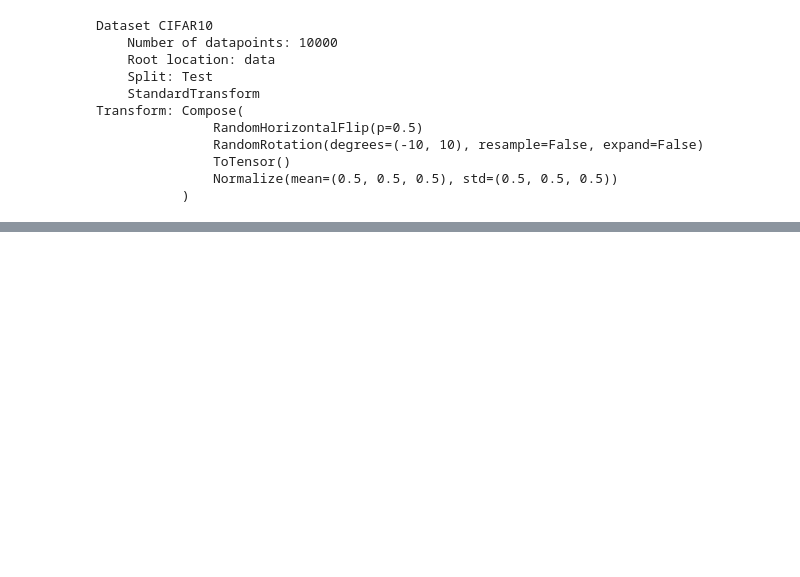
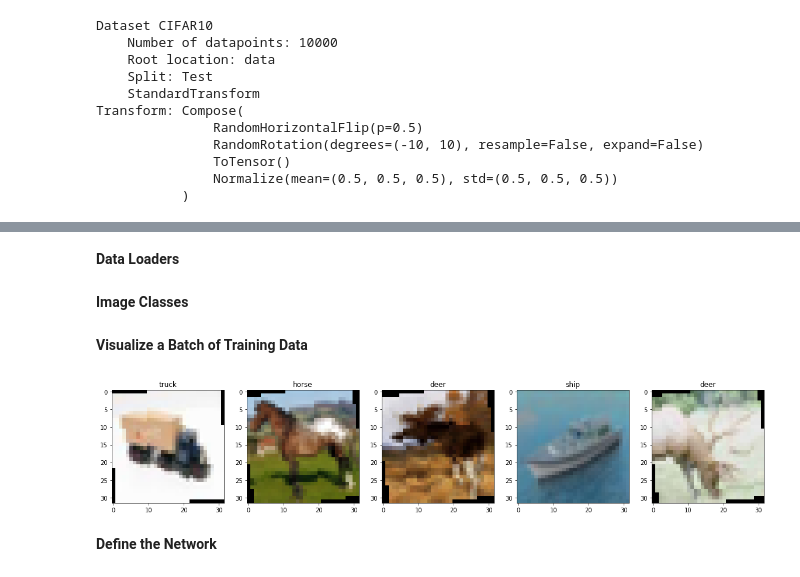
Before and after one commit to YasirHabib/Intro-to-Deep-Learning-with-PyTorch, a Jupyter notebook: cifar10_cnn_augmentation_pytorch.ipynb, the cells around one changed output, grey strips where cells are left out. Saved outputs shown, nothing was run; the diff lists cells and outputs as text; code cells hidden in the pictures; blank space fills up the shorter version.

Commit message:
Network architecture created, training wip

```diff
--- a/cifar10_cnn_augmentation_pytorch.ipynb
+++ b/cifar10_cnn_augmentation_pytorch.ipynb
@@ -78,0 +87,7 @@ Transform: Compose(
+# %%
+# obtain training indices that will be used for validation
+num_train = len(train_data)     # 50000
+indices = list(range(num_train))
+np.random.shuffle(indices)
+split = int(np.floor(valid_size * num_train))
+train_idx, valid_idx = indices[split:], indices[:split]
@@ -78,0 +96,42 @@ Transform: Compose(
+# %%
+# define samplers for obtaining training and validation batches
+train_sampler = SubsetRandomSampler(train_idx)
+valid_sampler = SubsetRandomSampler(valid_idx)
+# %% [markdown]
+**Data Loaders**
+# %%
+trainloader = torch.utils.data.DataLoader(train_data, batch_size=batch_size, sampler=train_sampler)
+validloader = torch.utils.data.DataLoader(train_data, batch_size=batch_size, sampler=valid_sampler)
+testloader = torch.utils.data.DataLoader(test_data, batch_size=batch_size)
+# %% [markdown]
+**Image Classes**
+# %%
+# specify the image classes
+classes = ['airplane', 'automobile', 'bird', 'cat', 'deer',
+           'dog', 'frog', 'horse', 'ship', 'truck']
+# %% [markdown]
+**Visualize a Batch of Training Data**
+# %%
+# Run this to test your data loader
+sample_training_images, labels = next(iter(trainloader))
+# print(sample_training_images.shape)        torch.Size([20, 3, 32, 32])
+# print(labels.shape)                        torch.Size([20])
+# print(labels)                              tensor([5, 8, 0, 1, 9, 7, 3, 6, 0, 1, 1, 4, 2, 2, 6, 1, 2, 7, 2, 4])
+
+def plotImages(images_arr, labels):
+  # print(images_arr.shape)      torch.Size([5, 3, 32, 32])
+  fig, axes = plt.subplots(1, 5, figsize=(20,5))
+  axes = axes.flatten()
+  for img, ax, label in zip(images_arr, axes, labels):
+    img = img / 2 + 0.5
+    img=img.permute(1,2,0)    # also we can use img=img.view(img.shape[1], img.shape[2], img.shape[0]). This is done to reshape from (C, H, W) to (H, W, C)
+    # print(img.shape)        # torch.Size([32, 32, 3])
+    ax.imshow(img)
+    ax.set_title(classes[label])
+  plt.show()
+
+plotImages(sample_training_images[:5], labels[:5])        # Plot images 0-4
+# %% [output]
+[figure, added]
+# %% [markdown]
+**Define the Network**
```
Also changed, not shown: parts of 6 cells of this notebook.
